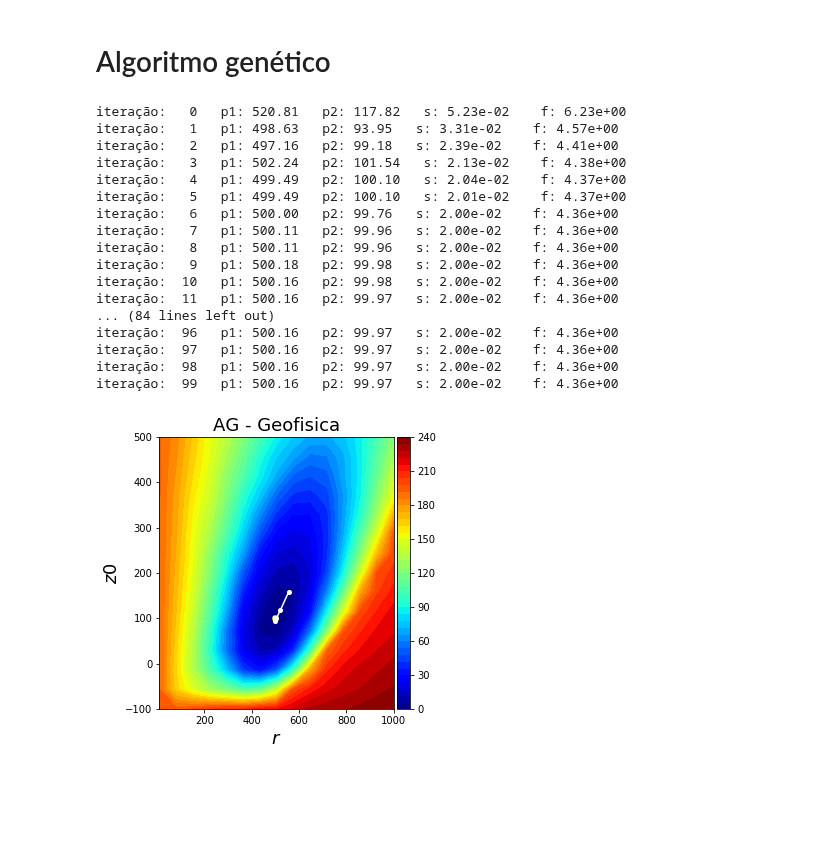
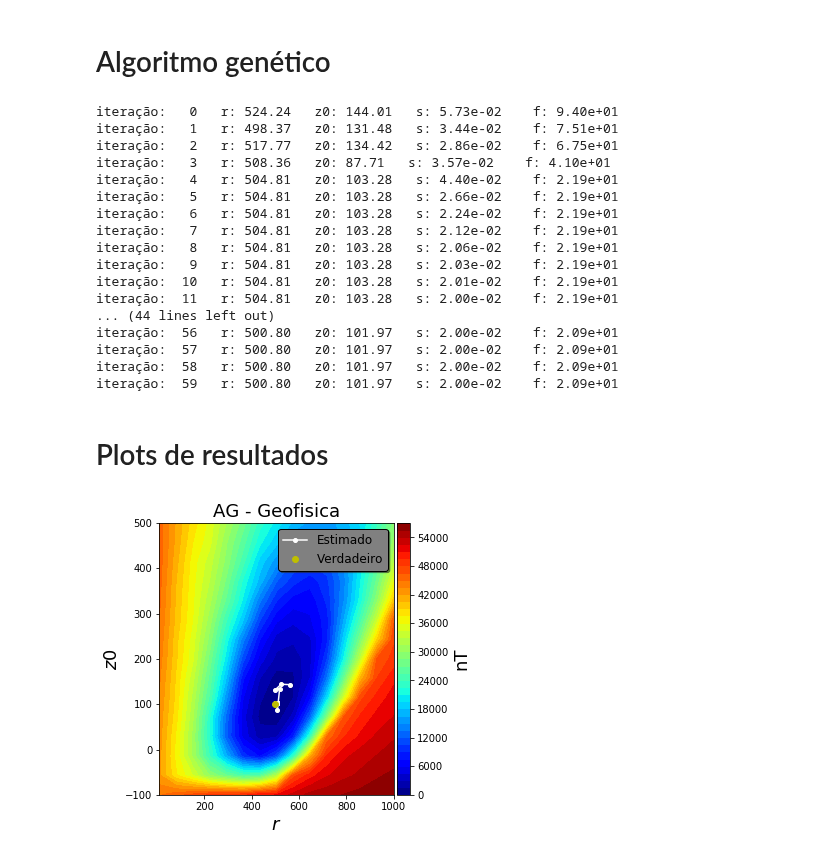
Before and after one commit to leobvital/non-linear-inversion, a Jupyter notebook: geofisica-topo/geofisica-topo_genetico.ipynb, the cells around one changed output. Drawn from its saved outputs; the diff is of its cells as text; code cells hidden in the pictures; blank space fills up the shorter version.

```diff
--- a/geofisica-topo/geofisica-topo_genetico.ipynb
+++ b/geofisica-topo/geofisica-topo_genetico.ipynb
@@ -33,7 +32,6 @@ def geofisica(xp, yp, zp, p, M, dz, props, dobs, inc, dec):
     p: 1D array - parameter vector
     M: int - number of vertices
     L: int - number of prisms
-    z0: float - top of the model
     dz: float - thickness of each prism
     props: dictionary - physical property
     dobs: 1D array - observed data
@@ -66,7 +64,7 @@ def geofisica(xp, yp, zp, p, M, dz, props, dobs, inc, dec):
 
     d = polyprism.tf(xp, yp, zp, prism, inc, dec)
     res = dobs - d
-    phi = np.linalg.norm(res, 2)
+    phi = np.dot(res, res)
 
     return prism, d, res, phi
 # %% [markdown]
@@ -343,7 +324,7 @@ p2_list = [pop0[i_melhor,1]]
 phi_list = [phi0[i_melhor]]
 
 # número de iterações máximo
-itmax = 100
+itmax = 60
 
 # tolerância
 tol = 1e-5
@@ -351,8 +332,6 @@ tol = 1e-5
 # Algoritmo genético
 # %%
 for it in range(itmax):
-    #print 'interação===================', it
-    #print pop0
     # cruzamento
     popf = cruzamento(n, G, pop0, s0)
 
@@ -375,18 +354,8 @@ for it in range(itmax):
     # elitismo
     popn, phin, sn, resn = elitismo(n, pop0, popf, phi0, phi, s0, s, res0, res)
 
-    #print 'ppopulação inicial'
-    #print pop0
-    #print 'população de filhos'
-    #print popf
-    #print 'população nova'
-    #print popn
-
-    #print pop0 - popn
-
     # selecionando o melhor indivíduo da população
     i_melhor = np.argmax(sn)
-    #print np.min(phin)
 
     # armazenando o melhor indivíduo da população
     p1_list.append(popn[i_melhor,0])
@@ -394,7 +363,7 @@ for it in range(itmax):
     phi_list.append(phin[i_melhor])
     res2plot = resn[i_melhor]
 
-    print 'iteração: %3d   p1: %.2f   p2: %.2f   s: %.2e    f: %.2e' % (it, popn[i_melhor,0], popn[i_melhor,1], sn[i_melhor], phin[i_melhor])
+    print 'iteração: %3d   r: %.2f   z0: %.2f   s: %.2e    f: %.2e' % (it, popn[i_melhor,0], popn[i_melhor,1], sn[i_melhor], phin[i_melhor])
 
     # atualiza as variáveis
     pop0 = popn.copy()
@@ -402,23 +371,25 @@ for it in range(itmax):
     s0 = sn.copy()
     res0 = resn.copy()
 # %% [output]
-iteração:   0   p1: 520.81   p2: 117.82   s: 5.23e-02    f: 6.23e+00
-iteração:   1   p1: 498.63   p2: 93.95   s: 3.31e-02    f: 4.57e+00
-iteração:   2   p1: 497.16   p2: 99.18   s: 2.39e-02    f: 4.41e+00
-iteração:   3   p1: 502.24   p2: 101.54   s: 2.13e-02    f: 4.38e+00
-iteração:   4   p1: 499.49   p2: 100.10   s: 2.04e-02    f: 4.37e+00
-iteração:   5   p1: 499.49   p2: 100.10   s: 2.01e-02    f: 4.37e+00
-iteração:   6   p1: 500.00   p2: 99.76   s: 2.00e-02    f: 4.36e+00
-iteração:   7   p1: 500.11   p2: 99.96   s: 2.00e-02    f: 4.36e+00
-iteração:   8   p1: 500.11   p2: 99.96   s: 2.00e-02    f: 4.36e+00
-iteração:   9   p1: 500.18   p2: 99.98   s: 2.00e-02    f: 4.36e+00
-iteração:  10   p1: 500.16   p2: 99.98   s: 2.00e-02    f: 4.36e+00
-iteração:  11   p1: 500.16   p2: 99.97   s: 2.00e-02    f: 4.36e+00
-... (84 lines left out)
-iteração:  96   p1: 500.16   p2: 99.97   s: 2.00e-02    f: 4.36e+00
-iteração:  97   p1: 500.16   p2: 99.97   s: 2.00e-02    f: 4.36e+00
-iteração:  98   p1: 500.16   p2: 99.97   s: 2.00e-02    f: 4.36e+00
-iteração:  99   p1: 500.16   p2: 99.97   s: 2.00e-02    f: 4.36e+00
+iteração:   0   r: 524.24   z0: 144.01   s: 5.73e-02    f: 9.40e+01
+iteração:   1   r: 498.37   z0: 131.48   s: 3.44e-02    f: 7.51e+01
+iteração:   2   r: 517.77   z0: 134.42   s: 2.86e-02    f: 6.75e+01
+iteração:   3   r: 508.36   z0: 87.71   s: 3.57e-02    f: 4.10e+01
+iteração:   4   r: 504.81   z0: 103.28   s: 4.40e-02    f: 2.19e+01
+iteração:   5   r: 504.81   z0: 103.28   s: 2.66e-02    f: 2.19e+01
+iteração:   6   r: 504.81   z0: 103.28   s: 2.24e-02    f: 2.19e+01
+iteração:   7   r: 504.81   z0: 103.28   s: 2.12e-02    f: 2.19e+01
+iteração:   8   r: 504.81   z0: 103.28   s: 2.06e-02    f: 2.19e+01
+iteração:   9   r: 504.81   z0: 103.28   s: 2.03e-02    f: 2.19e+01
+iteração:  10   r: 504.81   z0: 103.28   s: 2.01e-02    f: 2.19e+01
+iteração:  11   r: 504.81   z0: 103.28   s: 2.00e-02    f: 2.19e+01
+... (44 lines left out)
+iteração:  56   r: 500.80   z0: 101.97   s: 2.00e-02    f: 2.09e+01
+iteração:  57   r: 500.80   z0: 101.97   s: 2.00e-02    f: 2.09e+01
+iteração:  58   r: 500.80   z0: 101.97   s: 2.00e-02    f: 2.09e+01
+iteração:  59   r: 500.80   z0: 101.97   s: 2.00e-02    f: 2.09e+01
+# %% [markdown]
+# Plots de resultados
 # %%
 res_norm = (res2plot - np.mean(res2plot))/np.std(res2plot)
 res_plot = res2plot.reshape(shape)
@@ -427,16 +398,17 @@ dobs = data_noise.reshape(shape)
 # %%
 #plot
 plt.figure(figsize=(5,5))
-plt.plot(r_true, z0_true, 'oy')
-plt.plot(p1_list, p2_list, '.w-', markersize=8)
+plt.plot(p1_list, p2_list, '.w-', markersize=8, label='Estimado')
+plt.plot(r_true, z0_true, 'oy', label='Verdadeiro')
 plt.title('AG - Geofisica', fontsize=18)
 plt.contourf(r_plot, z0_plot, phi_eq, 40, cmap='jet')
 plt.xlabel('$r$', fontsize=18)
 plt.ylabel('$z0$', fontsize=18)
-plt.colorbar(pad=0.01, aspect=20, shrink=1)
+plt.colorbar(pad=0.01, aspect=20, shrink=1).set_label('nT', fontsize=18)
+plt.legend(loc=0, fontsize=12, shadow=bool, framealpha=1, facecolor='gray', edgecolor='black')
 plt.show()
 # %% [output]
-[figure, old version]
+[figure, new version]
 # %%
 # plot
 plt.figure(figsize=(20,5))
```
Also changed, not shown: parts of 7 cells of this notebook, 5 other files.
